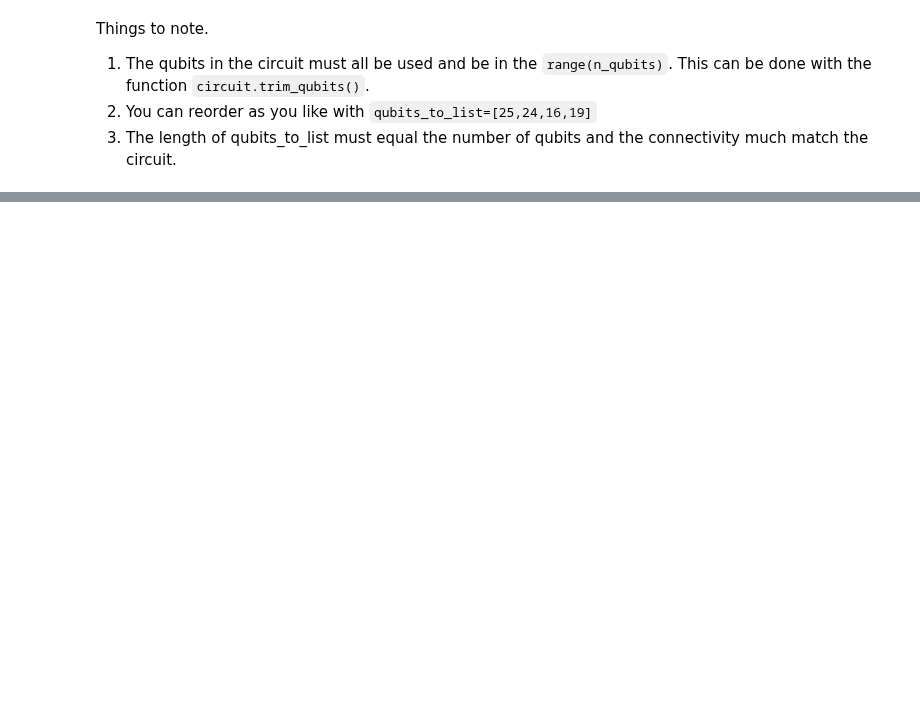
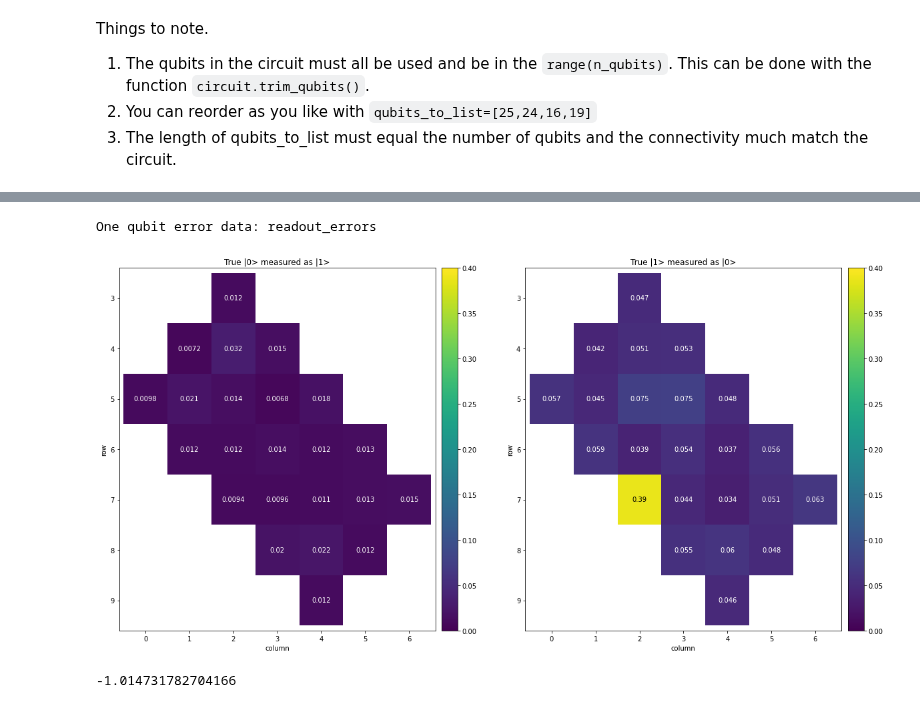
Before and after one commit to sandbox-quantum/Tangelo, a Jupyter notebook: examples/linq/cirq_device.ipynb, the cells around one changed output, grey strips where cells are left out. Cells and saved outputs as stored; diff of their text form; code cells hidden in the pictures; blank space fills up the shorter version.

```diff
--- a/examples/linq/cirq_device.ipynb
+++ b/examples/linq/cirq_device.ipynb
@@ -147,0 +209,21 @@ Things to note.
+# %%
+print(f"One qubit error data: readout_errors")
+fig, axes = plt.subplots(1, 2, figsize=(20, 10))
+for i, ax, title in zip(
+    range(2), axes.flat, ["True |0> measured as |1>", "True |1> measured as |0>"]
+):
+    measures = {
+        qubit: readout_error[i] for qubit, readout_error in noise_props.readout_errors.items()
+    }
+    ax.set_title(title)
+    _ = cirq.Heatmap(measures).plot(ax, vmax=0.4, vmin=0)
+fig.show()
+# %% [output]
+One qubit error data: readout_errors
+[figure, added]
+# %%
+sim_rainbow = Simulator(Cirq_QVM, n_shots=10000, noise_model=processor_id,
+                      qubits_to_use=[cirq.GridQubit(5, 3), cirq.GridQubit(5, 4)])
+sim_rainbow.get_expectation_value(vqe_solver.qubit_hamiltonian, vqe_solver.optimal_circuit)
+# %% [output]
+-1.014731782704166
```
Also changed, not shown: parts of 11 cells of this notebook.
